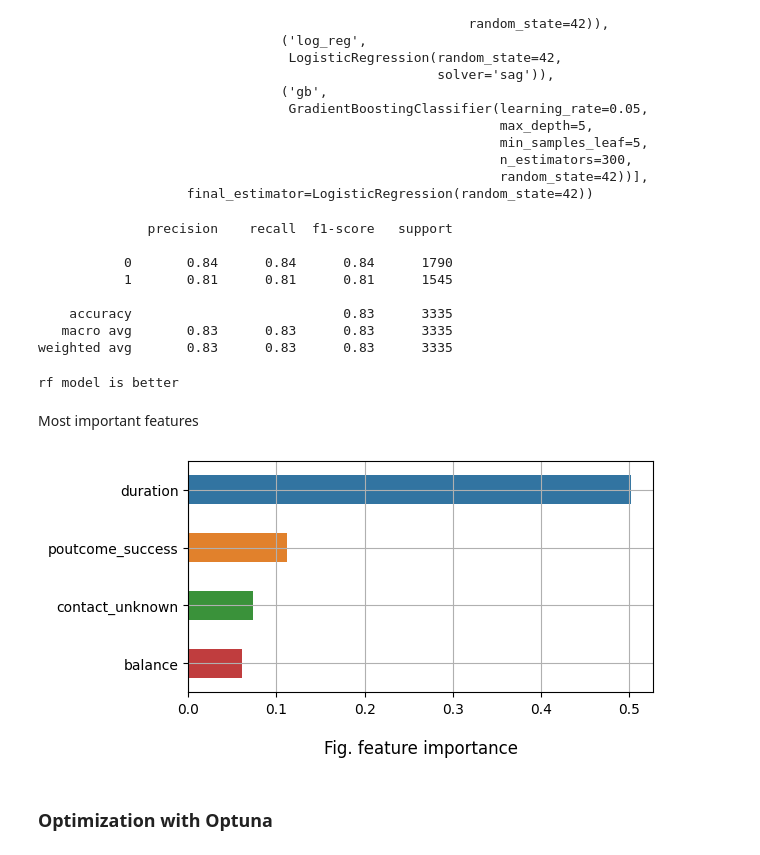
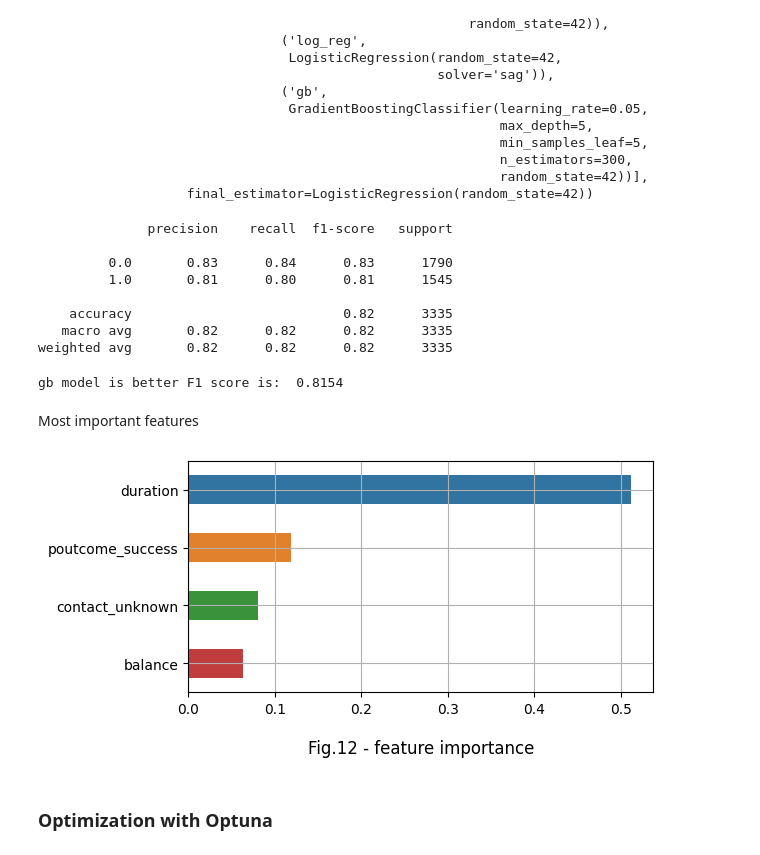
Before and after one commit to Alex1iv/Deposit-subscription, a Jupyter notebook: notebooks/Project_en.ipynb, the cells around one changed output. Saved outputs shown, nothing was run; the diff lists cells and outputs as text; code cells hidden in the pictures.

```diff
--- a/notebooks/Project_en.ipynb
+++ b/notebooks/Project_en.ipynb
@@ -677,10 +716,10 @@ dt = tree.DecisionTreeClassifier(
     random_state=42
 )
 # train model
-dt.fit(X_train_scaled, y_train)
+dt.fit(X_train, y_train)
 
 # Predict target values
-y_test_pred_dt = dt.predict(X_test_scaled)
+y_test_pred_dt = dt.predict(X_test)
 
 # Metrics report
 print(metrics.classification_report(y_test, y_test_pred_dt))
@@ -737,10 +776,10 @@ rf = ensemble.RandomForestClassifier(
 )
 
 # train model
-rf.fit(X_train_scaled, y_train)
+rf.fit(X_train, y_train)
 
 # Predict target values
-y_test_pred_rf = rf.predict(X_test_scaled)
+y_test_pred_rf = rf.predict(X_test)
 
 # Metrics report
 print(metrics.classification_report(y_test, y_test_pred_rf))
@@ -765,10 +804,10 @@ gb = ensemble.GradientBoostingClassifier(
 )
 
 # train model
-gb.fit(X_train_scaled, y_train)
+gb.fit(X_train, y_train)
 
 # Predict target values
-y_pred_test_gb = gb.predict(X_test_scaled)
+y_pred_test_gb = gb.predict(X_test)
 
 # Metrics report
 print(metrics.classification_report(y_test, y_pred_test_gb))
@@ -819,7 +850,7 @@ stack = ensemble.StackingClassifier(
     estimators,
     final_estimator=linear_model.LogisticRegression(random_state=random_seed)
 )
-stack.fit(X_train_scaled, y_train)
+stack.fit(X_train, y_train)
 # %% [output]
 StackingClassifier(estimators=[('dt',
                                 DecisionTreeClassifier(criterion='entropy',
@@ -838,44 +869,47 @@ StackingClassifier(estimators=[('dt',
                    final_estimator=LogisticRegression(random_state=42))
 # %%
 # Predict target values
-y_test_pred_st = stack.predict(X_test_scaled)
+y_test_pred_st = stack.predict(X_test)
 
 # Metrics report
 print(metrics.classification_report(y_test, y_test_pred_st))
 # %% [output]
               precision    recall  f1-score   support
 
-           0       0.84      0.84      0.84      1790
-           1       0.81      0.81      0.81      1545
+         0.0       0.83      0.84      0.83      1790
+         1.0       0.81      0.80      0.81      1545
 
-    accuracy                           0.83      3335
-   macro avg       0.83      0.83      0.83      3335
-weighted avg       0.83      0.83      0.83      3335
+    accuracy                           0.82      3335
+   macro avg       0.82      0.82      0.82      3335
+weighted avg       0.82      0.82      0.82      3335
 # %%
-# model comparison
 rf_score = metrics.f1_score(y_test, y_test_pred_rf).round(4)
+gb_score = metrics.f1_score(y_test, y_pred_test_gb).round(4)
 st_score = metrics.f1_score(y_test, y_test_pred_st).round(4)
 
-print('rf model is better') if rf_score > st_score else print('st model is better')
+mod_f1_scores = np.array([rf_score, st_score, gb_score])
+mod_names = np.argmax(np.array([rf_score, st_score, gb_score]))
+mod_best = ['rf model is better','st model is better', 'gb model is better']
+print(mod_best[mod_names],'F1 score is: ',mod_f1_scores[mod_names])
 # %% [output]
-rf model is better
+gb model is better F1 score is:  0.8154
 # %% [markdown]
 Most important features
 # %%
 # arrays names and values
 f_keys, f_values = np.array(X_train.columns), gb.feature_importances_
 # sort and reverse arrays
 idx   = np.argsort(f_values)[::-1]
 
 f_keys, f_values = np.array(f_keys)[idx], np.array(f_values)[idx]
 
 # display a bar chart
 fig, ax = plt.subplots(figsize=(6, 3))
 sns.barplot(x=f_values[:4], y=f_keys[:4], width=0.5)
 ax.grid()
-ax.set_title('Fig. feature importance', y=-0.3);
+ax.set_title('Fig.12 - feature importance', y=-0.3);
 # %% [output]
-[figure, old version]
+[figure, new version]
 # %% [markdown]
 ### Optimization with Optuna
 # %%
```
Also changed, not shown: parts of 46 cells of this notebook, 10 other files.
